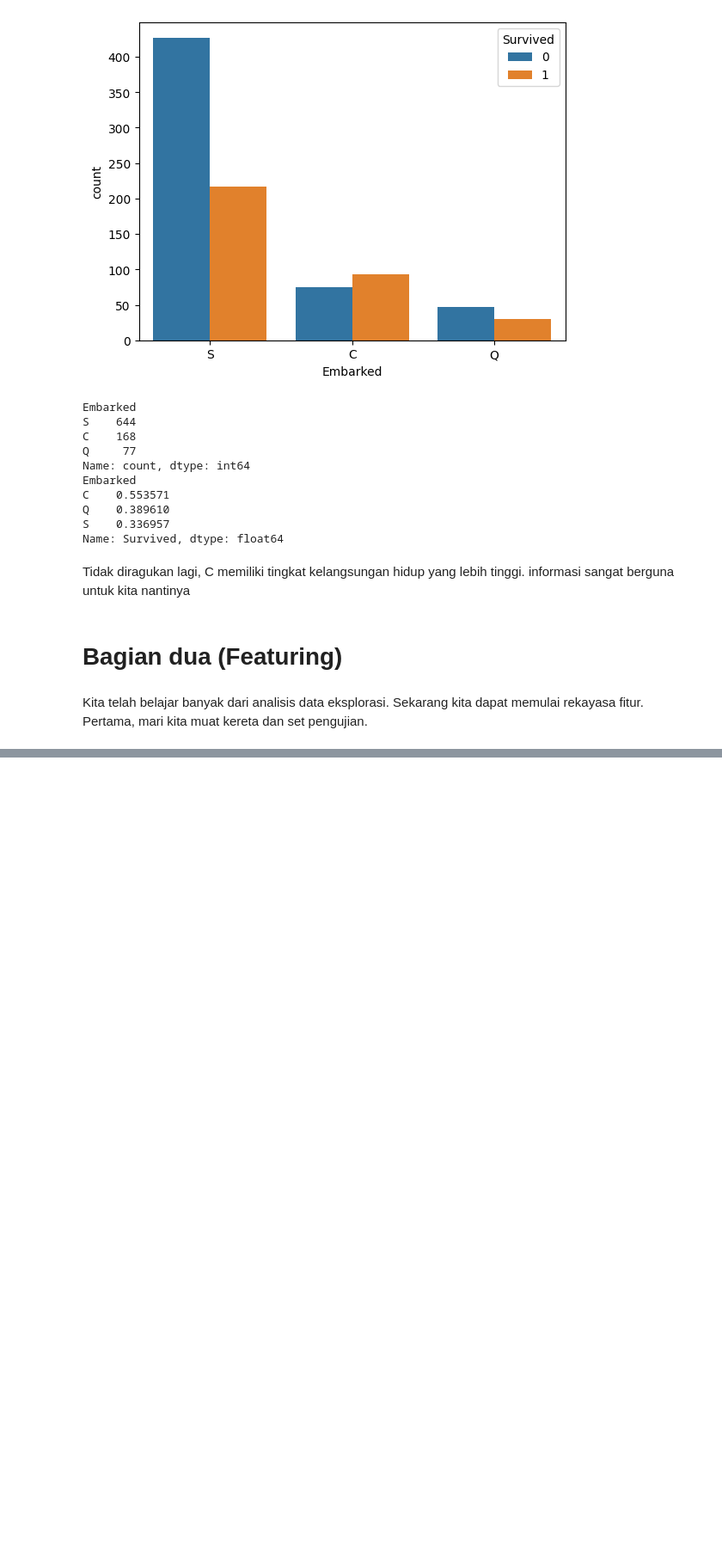
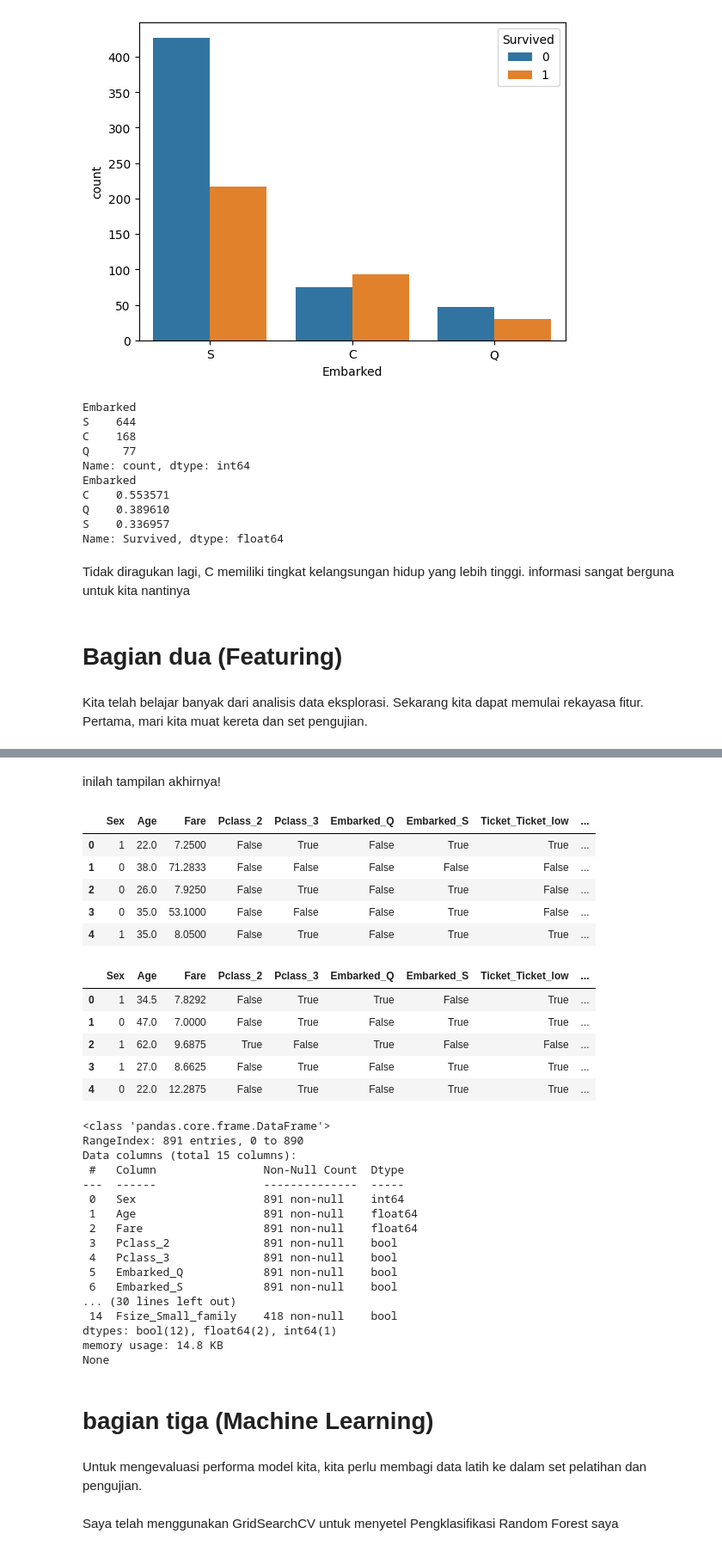
Before and after one commit to ihyaulumuddin044/machineLearning, a Jupyter notebook: titanic_prediction.ipynb, the cells around one changed output, grey strips where cells are left out. Shown at 86% size. Saved outputs shown, nothing was run; the diff lists cells and outputs as text; code cells hidden in the pictures; blank space fills up the shorter version.

```diff
--- a/titanic_prediction.ipynb
+++ b/titanic_prediction.ipynb
@@ -487,0 +594,5 @@ Kita telah belajar banyak dari analisis data eksplorasi. Sekarang kita dapat mem
+# %%
+# mengekstrak title atau gelar
+# Titles
+train["Title"] = train['Name'].str.split(', ', expand=True)[1].str.split('.', expand=True)[0]
+test["Title"] = test['Name'].str.split(', ', expand=True)[1].str.split('.', expand=True)[0]
@@ -487,0 +660,42 @@ Kita telah belajar banyak dari analisis data eksplorasi. Sekarang kita dapat mem
+# %% [markdown]
+inilah tampilan akhirnya!
+# %%
+display(train.head())
+display(test.head())
+
+print(train.info())
+print(test.info())
+# %% [output]
+|  | Sex | Age | Fare | Pclass_2 | Pclass_3 | Embarked_Q | Embarked_S | Ticket_Ticket_low | ... |
+| 0 | 1 | 22.0 | 7.2500 | False | True | False | True | True | ... |
+| 1 | 0 | 38.0 | 71.2833 | False | False | False | False | False | ... |
+| 2 | 0 | 26.0 | 7.9250 | False | True | False | True | False | ... |
+| 3 | 0 | 35.0 | 53.1000 | False | False | False | True | False | ... |
+| 4 | 1 | 35.0 | 8.0500 | False | True | False | True | True | ... |
+|  | Sex | Age | Fare | Pclass_2 | Pclass_3 | Embarked_Q | Embarked_S | Ticket_Ticket_low | ... |
+| 0 | 1 | 34.5 | 7.8292 | False | True | True | False | True | ... |
+| 1 | 0 | 47.0 | 7.0000 | False | True | False | True | True | ... |
+| 2 | 1 | 62.0 | 9.6875 | True | False | True | False | False | ... |
+| 3 | 1 | 27.0 | 8.6625 | False | True | False | True | True | ... |
+| 4 | 0 | 22.0 | 12.2875 | False | True | False | True | True | ... |
+<class 'pandas.core.frame.DataFrame'>
+RangeIndex: 891 entries, 0 to 890
+Data columns (total 15 columns):
+ #   Column                Non-Null Count  Dtype
+---  ------                --------------  -----
+ 0   Sex                   891 non-null    int64
+ 1   Age                   891 non-null    float64
+ 2   Fare                  891 non-null    float64
+ 3   Pclass_2              891 non-null    bool
+ 4   Pclass_3              891 non-null    bool
+ 5   Embarked_Q            891 non-null    bool
+ 6   Embarked_S            891 non-null    bool
+... (30 lines left out)
+ 14  Fsize_Small_family    418 non-null    bool
+dtypes: bool(12), float64(2), int64(1)
+memory usage: 14.8 KB
+None
+# %% [markdown]
+# bagian tiga (Machine Learning)
+# %% [markdown]
+Untuk mengevaluasi performa model kita, kita perlu membagi data latih ke dalam set pelatihan dan pengujian.
@@ -487,0 +711,2 @@ Kita telah belajar banyak dari analisis data eksplorasi. Sekarang kita dapat mem
+# %% [markdown]
+Saya telah menggunakan GridSearchCV untuk menyetel Pengklasifikasi Random  Forest saya
```
Also changed, not shown: parts of 20 cells of this notebook.
